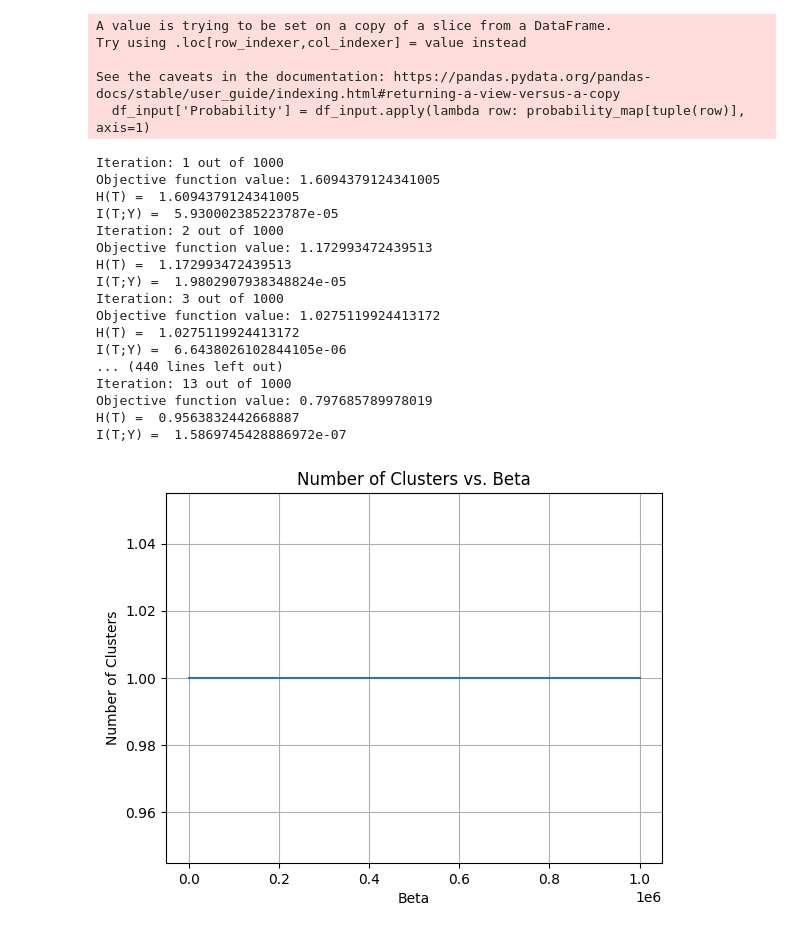
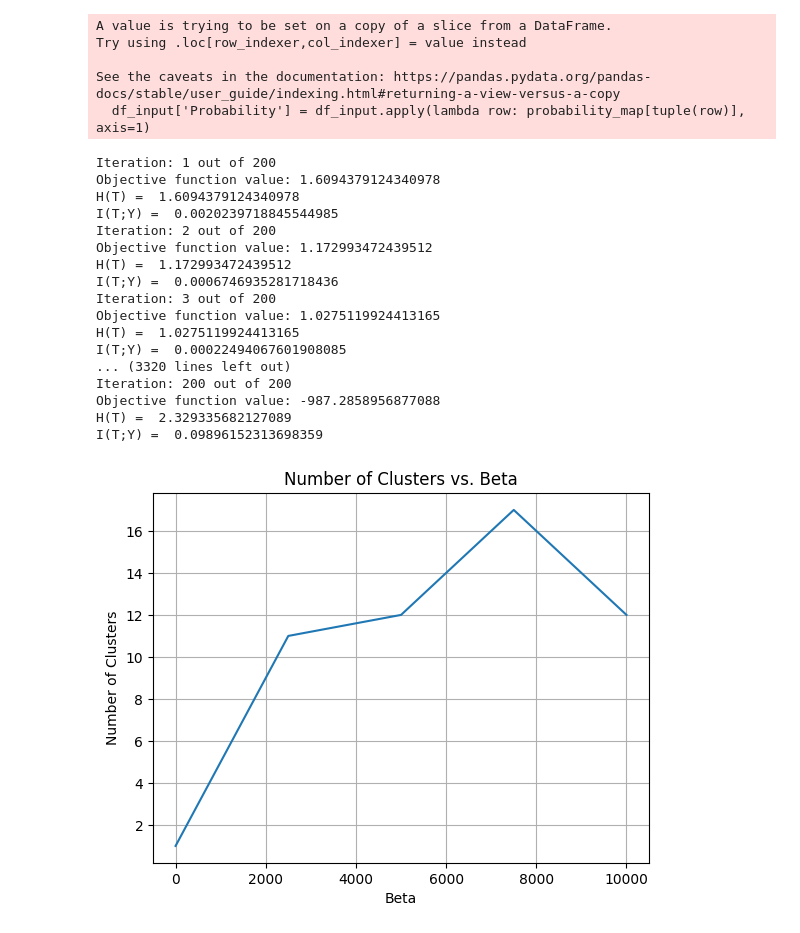
Before and after one commit to alex-monti/Master-Thesis, a Jupyter notebook: notebook-restaurant/week-11-LM-restaurant.ipynb, the cells around one changed output. Cells and saved outputs as stored; diff of their text form; code cells hidden in the pictures.

```diff
--- a/notebook-restaurant/week-11-LM-restaurant.ipynb
+++ b/notebook-restaurant/week-11-LM-restaurant.ipynb
@@ -255,46 +255,46 @@ epsilon = 1e-20
 # Add epsilon to elements equal to 0
 p_xy[p_xy == 0] += epsilon
 # %%
-betas = np.linspace(0, 1e6, 11)
+betas = np.linspace(0, 10000, 5)
 # Initialize an empty list to store the number of clusters
 num_clusters_list = []
 
 # Iterate over each beta value
 for beta in betas:
     # Run iterative_algorithm to obtain q_t_given_x
-    q_t_given_x, _, _ = geom_DIB_on_alternatives(p_xy, max_iter=1000, beta=beta, threshold=1e-2)
+    q_t_given_x, _, _ = geom_DIB_on_alternatives(p_xy, max_iter=200, beta=beta, threshold=1e-20)
 
     # Calculate the number of clusters
     column_sum = np.sum(q_t_given_x, axis=0)
     num_clusters = np.count_nonzero(column_sum)
 
     # Append the number of clusters to the list
     num_clusters_list.append(num_clusters)
 
 # Plot the number of clusters against beta values
 plt.plot(betas, num_clusters_list)
 plt.xlabel('Beta')
 plt.ylabel('Number of Clusters')
 plt.title('Number of Clusters vs. Beta')
 plt.grid(True)
 plt.show()
 # %% [output]
-Iteration: 1 out of 1000
-Objective function value: 1.6094379124341005
-H(T) =  1.6094379124341005
-I(T;Y) =  5.930002385223787e-05
-Iteration: 2 out of 1000
-Objective function value: 1.172993472439513
-H(T) =  1.172993472439513
-I(T;Y) =  1.9802907938348824e-05
-Iteration: 3 out of 1000
-Objective function value: 1.0275119924413172
-H(T) =  1.0275119924413172
-I(T;Y) =  6.6438026102844105e-06
-... (440 lines left out)
-Iteration: 13 out of 1000
-Objective function value: 0.797685789978019
-H(T) =  0.9563832442668887
-I(T;Y) =  1.5869745428886972e-07
+Iteration: 1 out of 200
+Objective function value: 1.6094379124340978
+H(T) =  1.6094379124340978
+I(T;Y) =  0.0020239718845544985
+Iteration: 2 out of 200
+Objective function value: 1.172993472439512
+H(T) =  1.172993472439512
+I(T;Y) =  0.0006746935281718436
+Iteration: 3 out of 200
+Objective function value: 1.0275119924413165
+H(T) =  1.0275119924413165
+I(T;Y) =  0.00022494067601908085
+... (3320 lines left out)
+Iteration: 200 out of 200
+Objective function value: -987.2858956877088
+H(T) =  2.329335682127089
+I(T;Y) =  0.09896152313698359
-[figure, old version]
+[figure, new version]
 # %%
```
Also changed, not shown: parts of 3 cells of this notebook, 35 other files.
